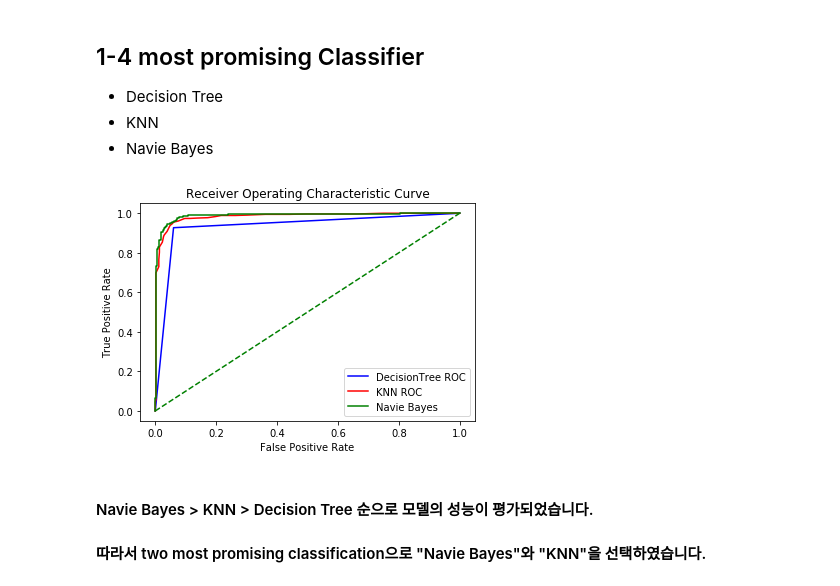
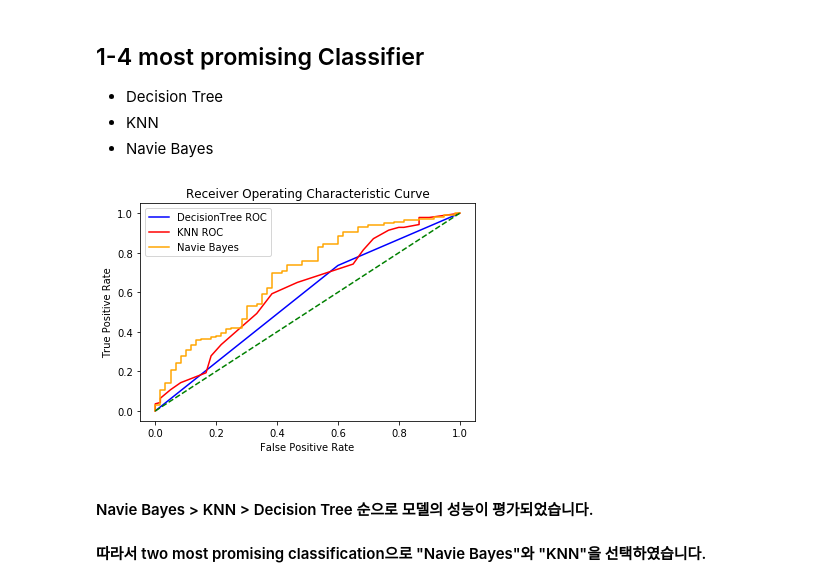
Before and after one commit to OseungKwon/Data-Mining, a Jupyter notebook: hw7_final.ipynb, the cells around one changed output. Cells and saved outputs as stored; diff of their text form; code cells hidden in the pictures.

```diff
--- a/hw7_final.ipynb
+++ b/hw7_final.ipynb
@@ -131,6 +136,6 @@ memory usage: 54.8 KB
 Name: Cost, dtype: int64
 # %%
-X_train,X_test,y_train,y_test = train_test_split(X1,y1,stratify=y,test_size=0.2,random_state=1124)
+X_train,X_test,y_train,y_test = train_test_split(X1,y1,stratify=y1,test_size=0.2,random_state=1124)
 print(X_train.shape,y_train.shape)
 print(X_test.shape,y_test.shape)
 # %% [output]
@@ -179,16 +184,18 @@ plot_roc_curve(fper,tper)
 ### 1-2 KNN ROC
 # %%
 # KNN
+color=['blue','red','orange','purple','yellow']
+count=0
+for k in tqdm([3,13,23,31,43]):
+    model = KNeighborsClassifier(n_neighbors = k, p=2)
+    model.fit(X_train.values, y_train)
 
-for k in tqdm([3,11,21,31,61]):
-    model = KNeighborsClassifier(n_neighbors = k, p=2)
-    model.fit(train_X, train_y)
-
-    prob = model.predict_proba(test_X)
+    prob = model.predict_proba(X_test.values)
     prob = prob[:, 1]
 
-    fper, tper, thresholds = roc_curve(test_y, prob)
-    plt.plot(fper, tper, color='red', label=('KNN ROC ('+str(k)+')'))
+    fper, tper, thresholds = roc_curve(y_test, prob)
+    plt.plot(fper, tper, color=color[count], label=('KNN ROC ('+str(k)+')'))
+    count+=1
 
 plt.plot([0, 1], [0, 1], color='green', linestyle='--')
 plt.xlabel('False Positive Rate')
@@ -205,11 +212,11 @@ plt.show()
 # Navie Bayes
 
 model = GaussianNB()
-model.fit(train_X, train_y)
+model.fit(X_train, y_train)
 
-prob = model.predict_proba(test_X)
+prob = model.predict_proba(X_test)
 prob = prob[:, 1]
 
-fper, tper, thresholds = roc_curve(test_y, prob)
+fper, tper, thresholds = roc_curve(y_test, prob)
 plot_roc_curve(fper,tper)
 # %% [output]
@@ -222,42 +229,42 @@ plot_roc_curve(fper,tper)
 # %%
 import seaborn as sns
 from sklearn.datasets import make_classification
 from sklearn.naive_bayes import GaussianNB
 from sklearn.model_selection import train_test_split
 from sklearn.metrics import roc_curve
 
 # Decision Tree
 model = tree.DecisionTreeClassifier(random_state=1124)
-model.fit(train_X, train_y)
-prob = model.predict_proba(test_X)
+model.fit(X_train, y_train)
+prob = model.predict_proba(X_test)
 prob = prob[:, 1]
-fper, tper, thresholds = roc_curve(test_y, prob)
+fper, tper, thresholds = roc_curve(y_test, prob)
 plt.plot(fper, tper, color='blue', label='DecisionTree ROC')
 
 # KNN
 model = KNeighborsClassifier(n_neighbors = 59, p=2)
-model.fit(train_X, train_y)
-prob = model.predict_proba(test_X)
+model.fit(X_train.values, y_train)
+prob = model.predict_proba(X_test.values)
 prob = prob[:, 1]
-fper, tper, thresholds = roc_curve(test_y, prob)
+fper, tper, thresholds = roc_curve(y_test, prob)
 plt.plot(fper, tper, color='red', label='KNN ROC')
 
 # Navie Bayes
 model = GaussianNB()
-model.fit(train_X, train_y)
-prob = model.predict_proba(test_X)
+model.fit(X_train, y_train)
+prob = model.predict_proba(X_test)
 prob = prob[:, 1]
-fper, tper, thresholds = roc_curve(test_y, prob)
-plt.plot(fper, tper, color='green', label='Navie Bayes')
+fper, tper, thresholds = roc_curve(y_test, prob)
+plt.plot(fper, tper, color='orange', label='Navie Bayes')
 
 plt.plot([0, 1], [0, 1], color='green', linestyle='--')
 plt.xlabel('False Positive Rate')
 plt.ylabel('True Positive Rate')
 plt.title('Receiver Operating Characteristic Curve')
 plt.legend()
 plt.show()
 # %% [output]
-[figure, old version]
+[figure, new version]
 # %% [markdown]
 #### Navie Bayes > KNN > Decision Tree 순으로 모델의 성능이 평가되었습니다.
 #### 따라서 two most promising classification으로 "Navie Bayes"와 "KNN"을 선택하였습니다.
```
Also changed, not shown: parts of 15 cells of this notebook.
